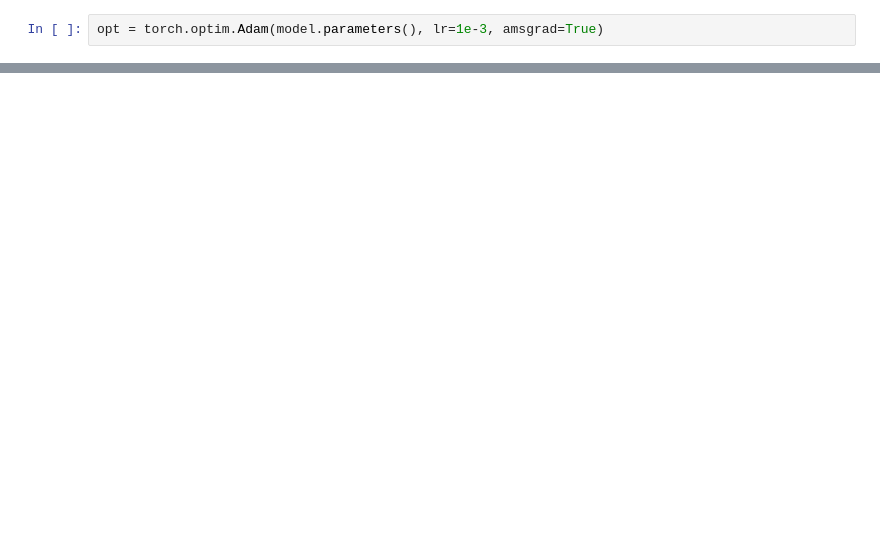
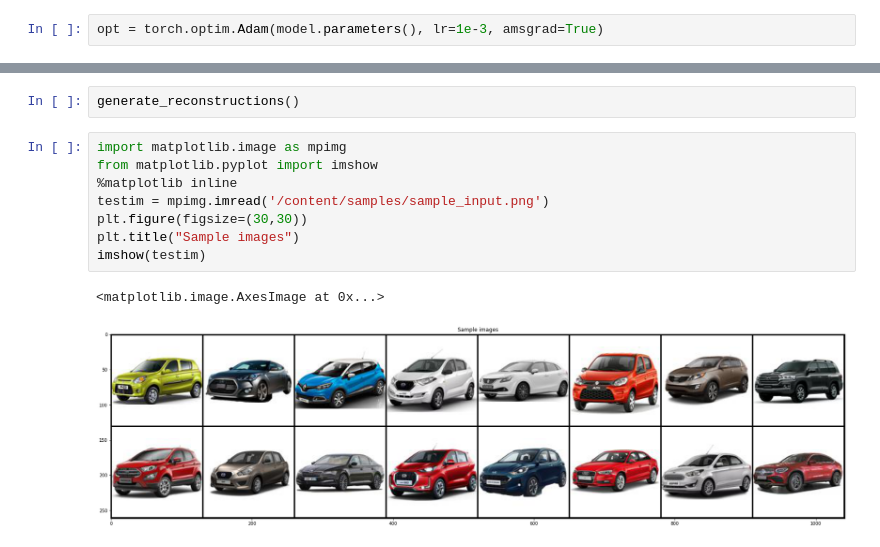
Before and after one commit to EVA4-RS-Group/Phase2, a Jupyter notebook: S7_Variational_AutoEncoders/Variational_encoder.ipynb, the cells around one changed output, grey strips where cells are left out. Drawn from its saved outputs; the diff is of its cells as text; blank space fills up the shorter version.

```diff
--- a/S7_Variational_AutoEncoders/Variational_encoder.ipynb
+++ b/S7_Variational_AutoEncoders/Variational_encoder.ipynb
@@ -401,0 +406,13 @@ Epoch 679:
+# %%
+generate_reconstructions()
+# %%
+import matplotlib.image as mpimg
+from matplotlib.pyplot import imshow
+%matplotlib inline
+testim = mpimg.imread('/content/samples/sample_input.png')
+plt.figure(figsize=(30,30))
+plt.title("Sample images")
+imshow(testim)
+# %% [output]
+<matplotlib.image.AxesImage at 0x...>
+[figure, added]
```
Also changed, not shown: parts of 14 cells of this notebook.
